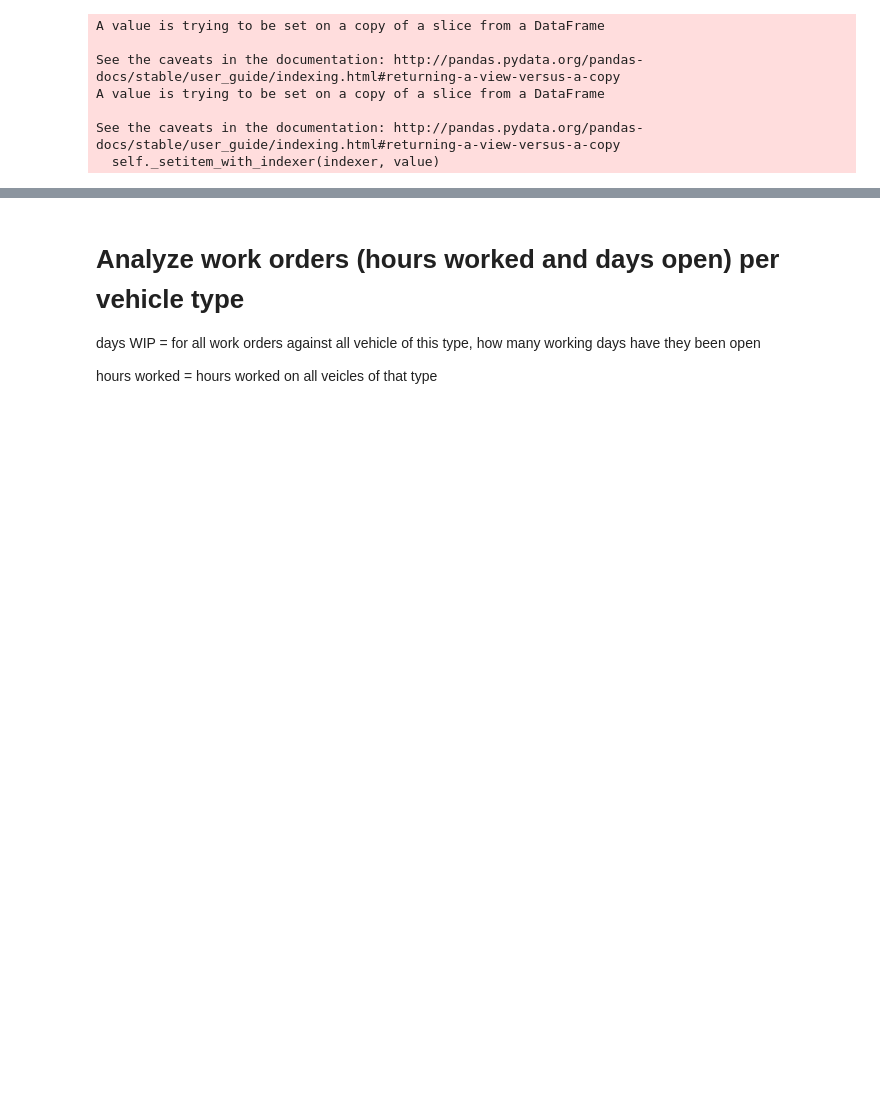
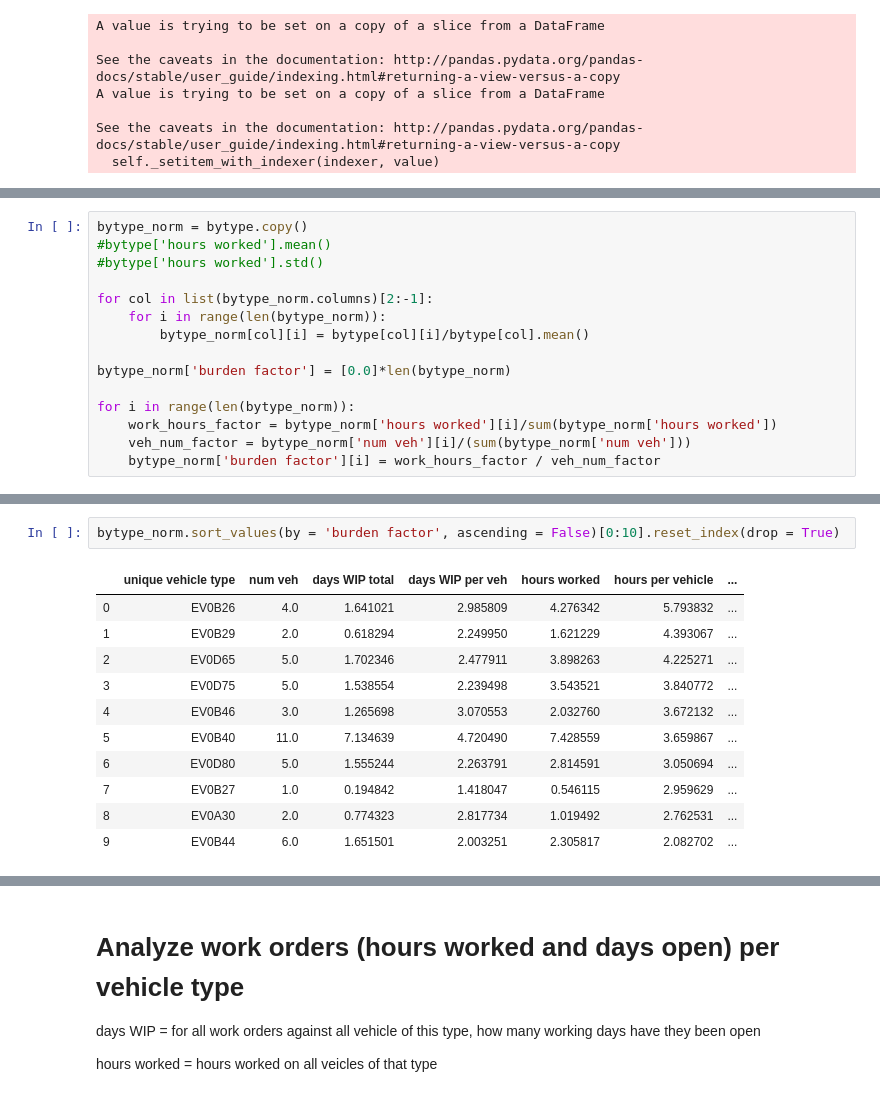
Before and after one commit to albud187/Data-Analytics-DRMIS-SAP-Production, a Jupyter notebook: Data Analytics DRMIS.ipynb, the cells around one changed output, grey strips where cells are left out. Cells and saved outputs as stored; diff of their text form; blank space fills up the shorter version.

Commit message:
burden factor / divergence factor

```diff
--- a/Data Analytics DRMIS.ipynb
+++ b/Data Analytics DRMIS.ipynb
@@ -154,0 +164,15 @@ bytype.head()
+# %%
+bytype_norm = bytype.copy()
+#bytype['hours worked'].mean()
+#bytype['hours worked'].std()
+
+for col in list(bytype_norm.columns)[2:-1]:
+    for i in range(len(bytype_norm)):
+        bytype_norm[col][i] = bytype[col][i]/bytype[col].mean()
+
+bytype_norm['burden factor'] = [0.0]*len(bytype_norm)
+
+for i in range(len(bytype_norm)):
+    work_hours_factor = bytype_norm['hours worked'][i]/sum(bytype_norm['hours worked'])
+    veh_num_factor = bytype_norm['num veh'][i]/(sum(bytype_norm['num veh']))
+    bytype_norm['burden factor'][i] = work_hours_factor / veh_num_factor
@@ -154,0 +187,14 @@ bytype.head()
+# %%
+bytype_norm.sort_values(by = 'burden factor', ascending = False)[0:10].reset_index(drop = True)
+# %% [output]
+|  | unique vehicle type | num veh | days WIP total | days WIP per veh | hours worked | hours per vehicle | ... |
+| 0 | EV0B26 | 4.0 | 1.641021 | 2.985809 | 4.276342 | 5.793832 | ... |
+| 1 | EV0B29 | 2.0 | 0.618294 | 2.249950 | 1.621229 | 4.393067 | ... |
+| 2 | EV0D65 | 5.0 | 1.702346 | 2.477911 | 3.898263 | 4.225271 | ... |
+| 3 | EV0D75 | 5.0 | 1.538554 | 2.239498 | 3.543521 | 3.840772 | ... |
+| 4 | EV0B46 | 3.0 | 1.265698 | 3.070553 | 2.032760 | 3.672132 | ... |
+| 5 | EV0B40 | 11.0 | 7.134639 | 4.720490 | 7.428559 | 3.659867 | ... |
+| 6 | EV0D80 | 5.0 | 1.555244 | 2.263791 | 2.814591 | 3.050694 | ... |
+| 7 | EV0B27 | 1.0 | 0.194842 | 1.418047 | 0.546115 | 2.959629 | ... |
+| 8 | EV0A30 | 2.0 | 0.774323 | 2.817734 | 1.019492 | 2.762531 | ... |
+| 9 | EV0B44 | 6.0 | 1.651501 | 2.003251 | 2.305817 | 2.082702 | ... |
```
Also changed, not shown: parts of 7 cells of this notebook, 1 other file.
